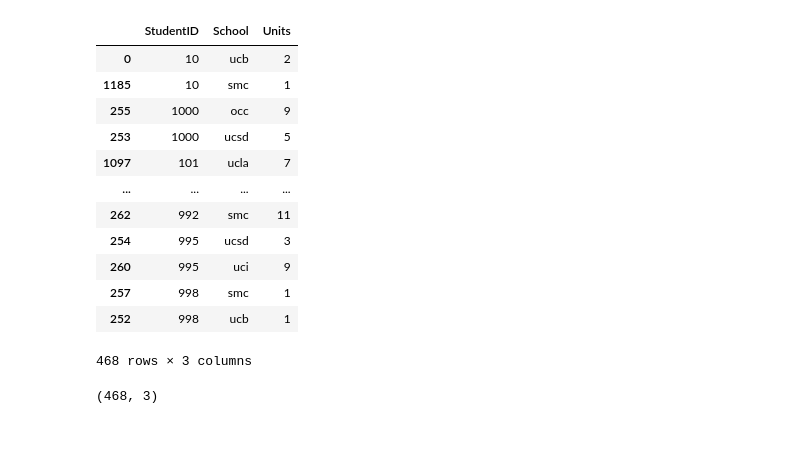
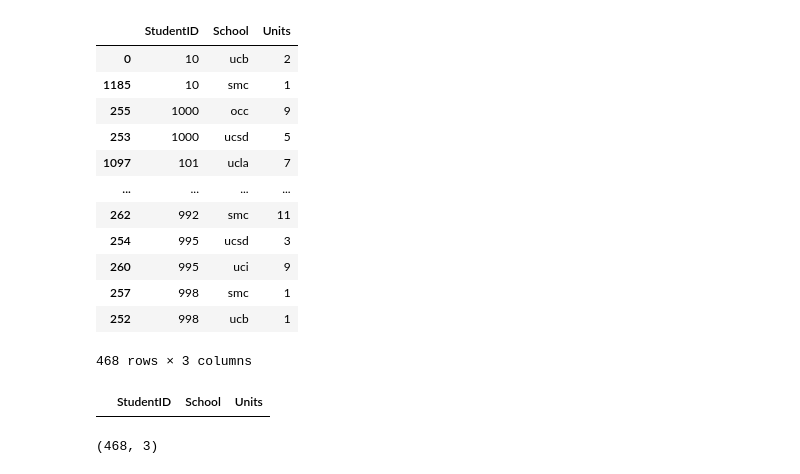
Before and after one commit to MSWinds/dm-group1-project, a Jupyter notebook: combine_first8.ipynb, the cells around one changed output. Drawn from its saved outputs; the diff is of its cells as text; code cells hidden in the pictures; blank space fills up the shorter version.

```diff
--- a/combine_first8.ipynb
+++ b/combine_first8.ipynb
@@ -381,6 +381,11 @@ df5[df5.duplicated(subset='StudentID', keep=False)].sort_values(by='StudentID')
 | 257 | 998 | smc | 1 |
 | 252 | 998 | ucb | 1 |
 468 rows × 3 columns
+# %%
+# check duplicate rows on studentid and school in df5, and sort by StudentID
+df5[df5.duplicated(subset=['StudentID', 'School'], keep=False)].sort_values(by='StudentID')
+# %% [output]
+|  | StudentID | School | Units |
 # %%
 # count the number of duplicate rows in df5
 df5[df5.duplicated(subset='StudentID', keep=False)].shape
```
